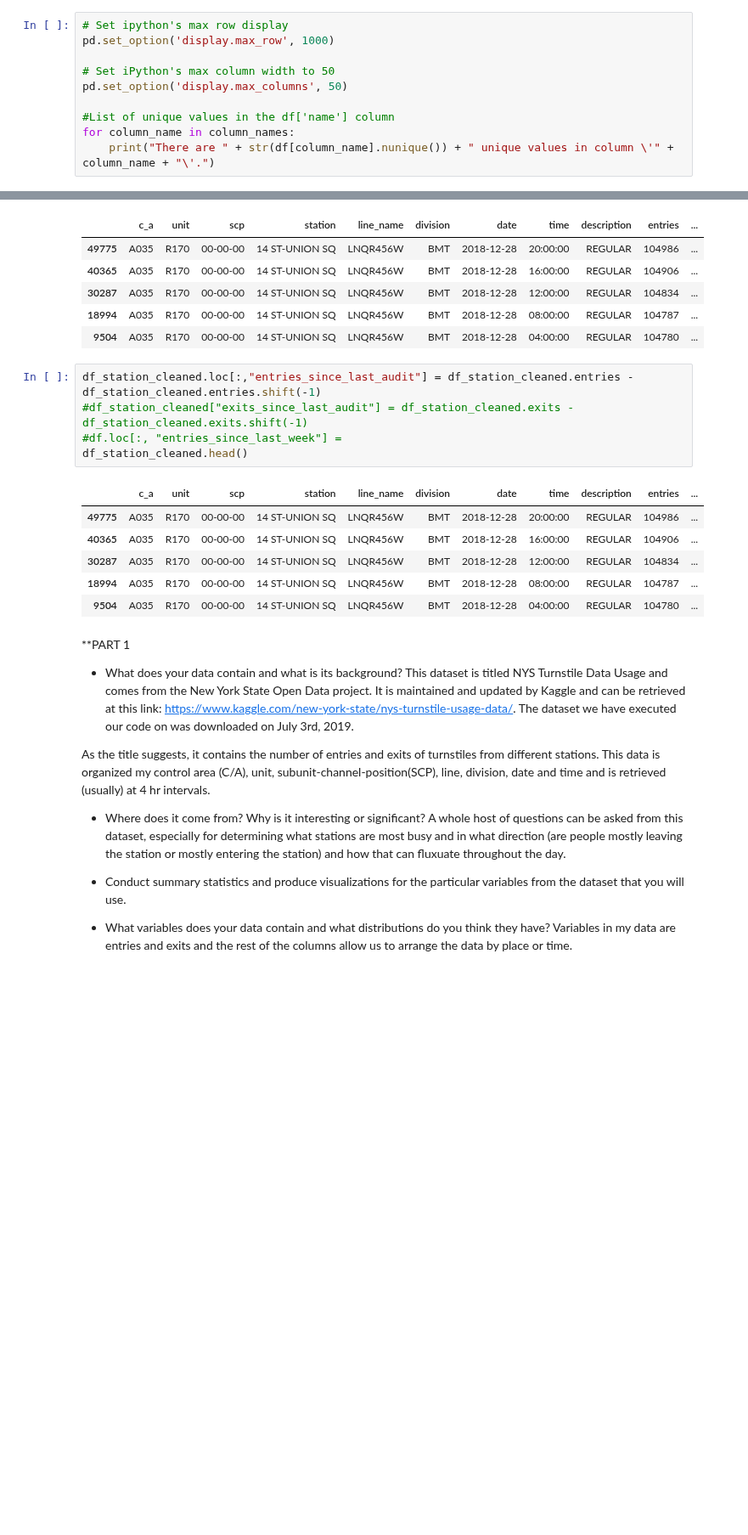
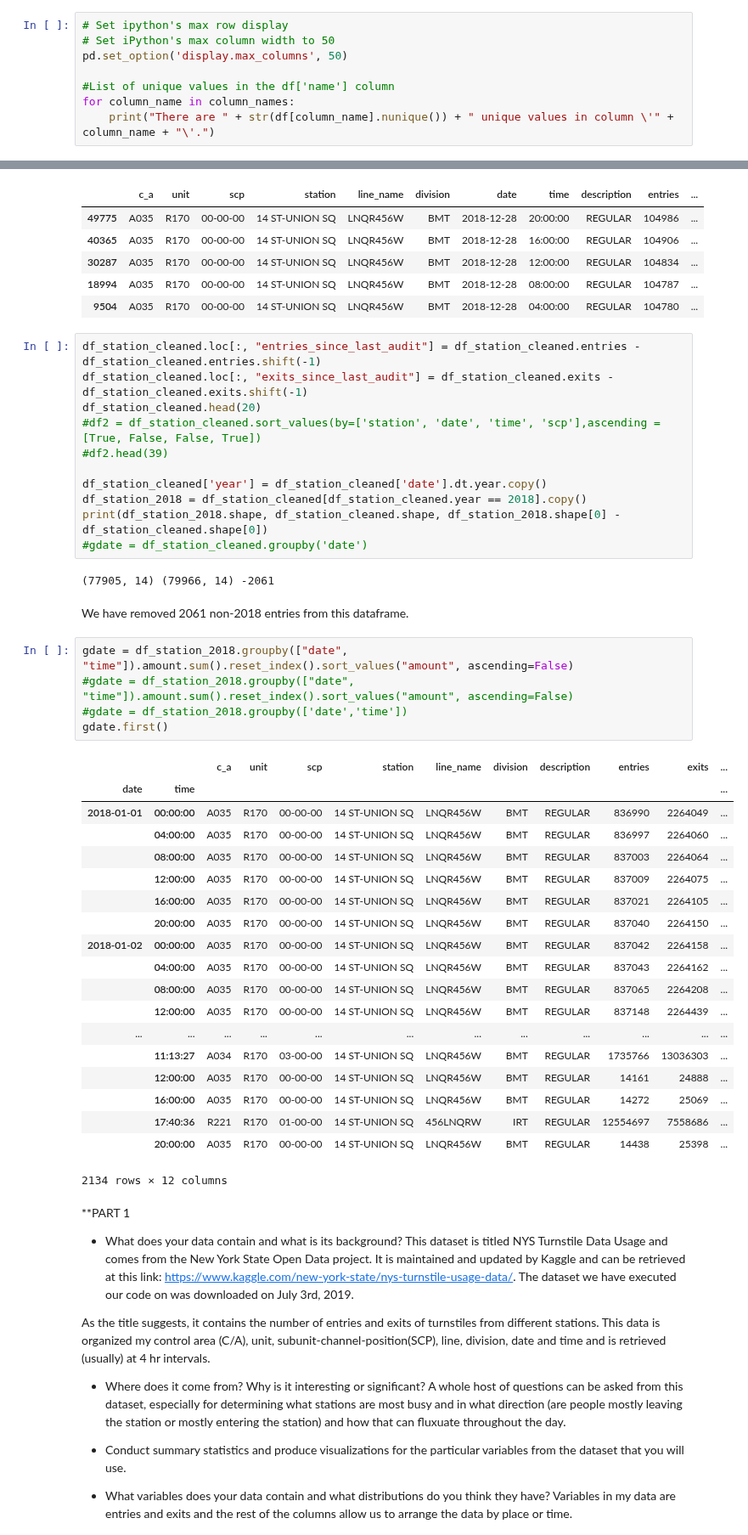
Before and after one commit to MahfuzurRahmanMiah/MTA_Turnstile_Data, a Jupyter notebook: MTA_Turnstile_Data.ipynb, the cells around one changed output, grey strips where cells are left out. Shown at 85% size. Cells and saved outputs as stored; diff of their text form; blank space fills up the shorter version.

Commit message:
edits to dataframe in MTA_Turnstile_Data

```diff
--- a/MTA_Turnstile_Data.ipynb
+++ b/MTA_Turnstile_Data.ipynb
@@ -69,8 +69,6 @@ df.describe()
 Clearly there is too much data here; we have here approximately 10 million data points to work with. Perhaps we can benefit from looking at a subset of the data. Let's take a slice of our data.
 # %%
 # Set ipython's max row display
-pd.set_option('display.max_row', 1000)
-
 # Set iPython's max column width to 50
 pd.set_option('display.max_columns', 50)
 
@@ -145,18 +145,46 @@ df_station_cleaned.head()
 | 30287 | A035 | R170 | 00-00-00 | 14 ST-UNION SQ | LNQR456W | BMT | 2018-12-28 | 12:00:00 | REGULAR | 104834 | ... |
 | 18994 | A035 | R170 | 00-00-00 | 14 ST-UNION SQ | LNQR456W | BMT | 2018-12-28 | 08:00:00 | REGULAR | 104787 | ... |
 | 9504 | A035 | R170 | 00-00-00 | 14 ST-UNION SQ | LNQR456W | BMT | 2018-12-28 | 04:00:00 | REGULAR | 104780 | ... |
-# %%
-df_station_cleaned.loc[:,"entries_since_last_audit"] = df_station_cleaned.entries - df_station_cleaned.entries.shift(-1)
-#df_station_cleaned["exits_since_last_audit"] = df_station_cleaned.exits - df_station_cleaned.exits.shift(-1)
-#df.loc[:, "entries_since_last_week"] =
-df_station_cleaned.head()
-# %% [output]
-|  | c_a | unit | scp | station | line_name | division | date | time | description | entries | ... |
-| 49775 | A035 | R170 | 00-00-00 | 14 ST-UNION SQ | LNQR456W | BMT | 2018-12-28 | 20:00:00 | REGULAR | 104986 | ... |
-| 40365 | A035 | R170 | 00-00-00 | 14 ST-UNION SQ | LNQR456W | BMT | 2018-12-28 | 16:00:00 | REGULAR | 104906 | ... |
-| 30287 | A035 | R170 | 00-00-00 | 14 ST-UNION SQ | LNQR456W | BMT | 2018-12-28 | 12:00:00 | REGULAR | 104834 | ... |
-| 18994 | A035 | R170 | 00-00-00 | 14 ST-UNION SQ | LNQR456W | BMT | 2018-12-28 | 08:00:00 | REGULAR | 104787 | ... |
-| 9504 | A035 | R170 | 00-00-00 | 14 ST-UNION SQ | LNQR456W | BMT | 2018-12-28 | 04:00:00 | REGULAR | 104780 | ... |
+# %%
+df_station_cleaned.loc[:, "entries_since_last_audit"] = df_station_cleaned.entries - df_station_cleaned.entries.shift(-1)
+df_station_cleaned.loc[:, "exits_since_last_audit"] = df_station_cleaned.exits - df_station_cleaned.exits.shift(-1)
+df_station_cleaned.head(20)
+#df2 = df_station_cleaned.sort_values(by=['station', 'date', 'time', 'scp'],ascending = [True, False, False, True])
+#df2.head(39)
+
+df_station_cleaned['year'] = df_station_cleaned['date'].dt.year.copy()
+df_station_2018 = df_station_cleaned[df_station_cleaned.year == 2018].copy()
+print(df_station_2018.shape, df_station_cleaned.shape, df_station_2018.shape[0] - df_station_cleaned.shape[0])
+#gdate = df_station_cleaned.groupby('date')
+# %% [output]
+(77905, 14) (79966, 14) -2061
+# %% [markdown]
+We have removed 2061 non-2018 entries from this dataframe.
+# %%
+gdate = df_station_2018.groupby(["date", "time"]).amount.sum().reset_index().sort_values("amount", ascending=False)
+#gdate = df_station_2018.groupby(["date", "time"]).amount.sum().reset_index().sort_values("amount", ascending=False)
+#gdate = df_station_2018.groupby(['date','time'])
+gdate.first()
+# %% [output]
+|  |  | c_a | unit | scp | station | line_name | division | description | entries | exits | ... |
+| date | time |  |  |  |  |  |  |  |  |  | ... |
+| 2018-01-01 | 00:00:00 | A035 | R170 | 00-00-00 | 14 ST-UNION SQ | LNQR456W | BMT | REGULAR | 836990 | 2264049 | ... |
+|  | 04:00:00 | A035 | R170 | 00-00-00 | 14 ST-UNION SQ | LNQR456W | BMT | REGULAR | 836997 | 2264060 | ... |
+|  | 08:00:00 | A035 | R170 | 00-00-00 | 14 ST-UNION SQ | LNQR456W | BMT | REGULAR | 837003 | 2264064 | ... |
+|  | 12:00:00 | A035 | R170 | 00-00-00 | 14 ST-UNION SQ | LNQR456W | BMT | REGULAR | 837009 | 2264075 | ... |
+|  | 16:00:00 | A035 | R170 | 00-00-00 | 14 ST-UNION SQ | LNQR456W | BMT | REGULAR | 837021 | 2264105 | ... |
+|  | 20:00:00 | A035 | R170 | 00-00-00 | 14 ST-UNION SQ | LNQR456W | BMT | REGULAR | 837040 | 2264150 | ... |
+| 2018-01-02 | 00:00:00 | A035 | R170 | 00-00-00 | 14 ST-UNION SQ | LNQR456W | BMT | REGULAR | 837042 | 2264158 | ... |
+|  | 04:00:00 | A035 | R170 | 00-00-00 | 14 ST-UNION SQ | LNQR456W | BMT | REGULAR | 837043 | 2264162 | ... |
+|  | 08:00:00 | A035 | R170 | 00-00-00 | 14 ST-UNION SQ | LNQR456W | BMT | REGULAR | 837065 | 2264208 | ... |
+|  | 12:00:00 | A035 | R170 | 00-00-00 | 14 ST-UNION SQ | LNQR456W | BMT | REGULAR | 837148 | 2264439 | ... |
+| ... | ... | ... | ... | ... | ... | ... | ... | ... | ... | ... | ... |
+|  | 11:13:27 | A034 | R170 | 03-00-00 | 14 ST-UNION SQ | LNQR456W | BMT | REGULAR | 1735766 | 13036303 | ... |
+|  | 12:00:00 | A035 | R170 | 00-00-00 | 14 ST-UNION SQ | LNQR456W | BMT | REGULAR | 14161 | 24888 | ... |
+|  | 16:00:00 | A035 | R170 | 00-00-00 | 14 ST-UNION SQ | LNQR456W | BMT | REGULAR | 14272 | 25069 | ... |
+|  | 17:40:36 | R221 | R170 | 01-00-00 | 14 ST-UNION SQ | 456LNQRW | IRT | REGULAR | 12554697 | 7558686 | ... |
+|  | 20:00:00 | A035 | R170 | 00-00-00 | 14 ST-UNION SQ | LNQR456W | BMT | REGULAR | 14438 | 25398 | ... |
+2134 rows × 12 columns
 # %% [markdown]
 **PART 1
 
```
Also changed, not shown: parts of 1 cell of this notebook.
